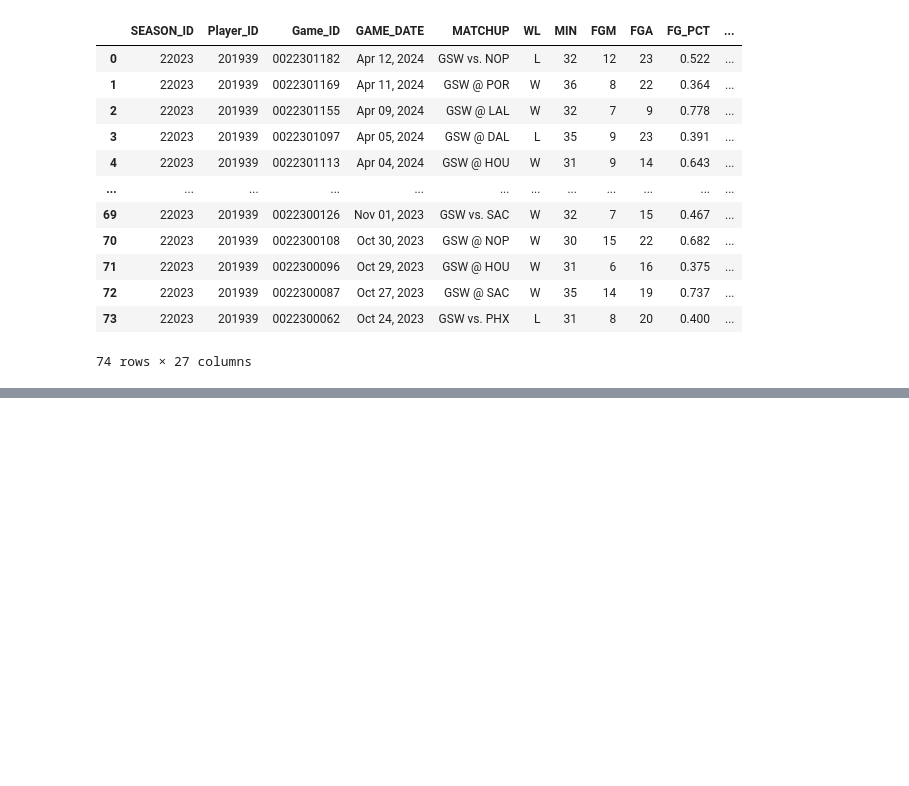
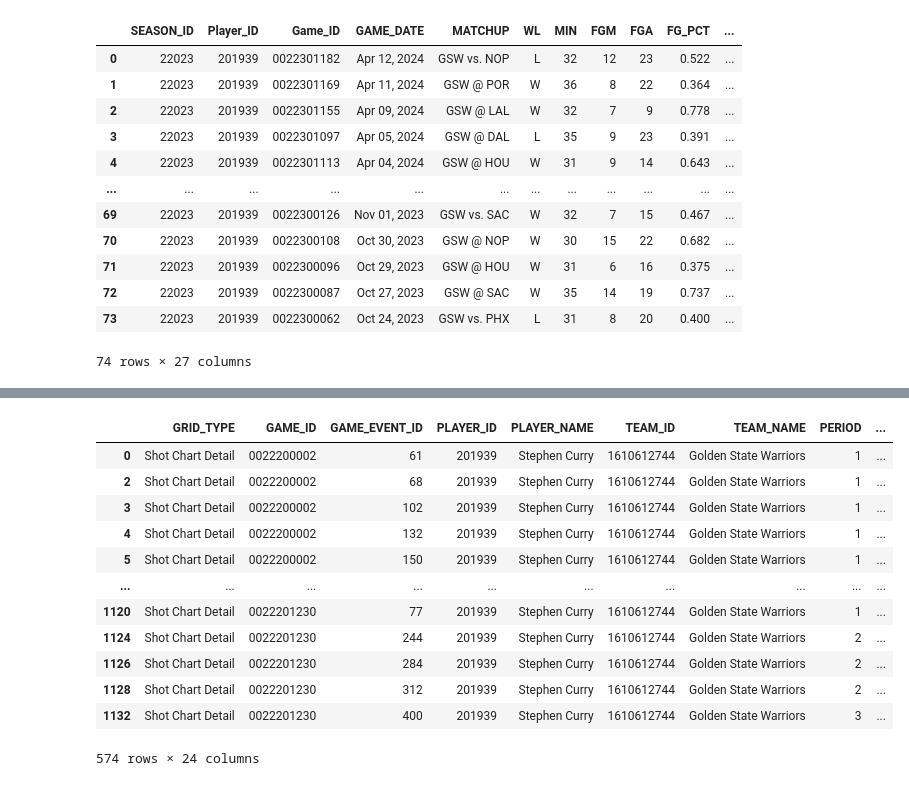
Before and after one commit to RomainSiette2/nba_stats_project, a Jupyter notebook: notebooks/test_API.ipynb, the cells around one changed output, grey strips where cells are left out. Drawn from its saved outputs; the diff is of its cells as text; code cells hidden in the pictures; blank space fills up the shorter version.

```diff
--- a/notebooks/test_API.ipynb
+++ b/notebooks/test_API.ipynb
@@ -151,0 +119,16 @@ plt.show()
+# %%
+df_shots[df_shots["SHOT_MADE_FLAG"] == 0]
+# %% [output]
+|  | GRID_TYPE | GAME_ID | GAME_EVENT_ID | PLAYER_ID | PLAYER_NAME | TEAM_ID | TEAM_NAME | PERIOD | ... |
+| 0 | Shot Chart Detail | 0022200002 | 61 | 201939 | Stephen Curry | 1610612744 | Golden State Warriors | 1 | ... |
+| 2 | Shot Chart Detail | 0022200002 | 68 | 201939 | Stephen Curry | 1610612744 | Golden State Warriors | 1 | ... |
+| 3 | Shot Chart Detail | 0022200002 | 102 | 201939 | Stephen Curry | 1610612744 | Golden State Warriors | 1 | ... |
+| 4 | Shot Chart Detail | 0022200002 | 132 | 201939 | Stephen Curry | 1610612744 | Golden State Warriors | 1 | ... |
+| 5 | Shot Chart Detail | 0022200002 | 150 | 201939 | Stephen Curry | 1610612744 | Golden State Warriors | 1 | ... |
+| ... | ... | ... | ... | ... | ... | ... | ... | ... | ... |
+| 1120 | Shot Chart Detail | 0022201230 | 77 | 201939 | Stephen Curry | 1610612744 | Golden State Warriors | 1 | ... |
+| 1124 | Shot Chart Detail | 0022201230 | 244 | 201939 | Stephen Curry | 1610612744 | Golden State Warriors | 2 | ... |
+| 1126 | Shot Chart Detail | 0022201230 | 284 | 201939 | Stephen Curry | 1610612744 | Golden State Warriors | 2 | ... |
+| 1128 | Shot Chart Detail | 0022201230 | 312 | 201939 | Stephen Curry | 1610612744 | Golden State Warriors | 2 | ... |
+| 1132 | Shot Chart Detail | 0022201230 | 400 | 201939 | Stephen Curry | 1610612744 | Golden State Warriors | 3 | ... |
+574 rows × 24 columns
```
Also changed, not shown: parts of 18 cells of this notebook, 2 other files.
